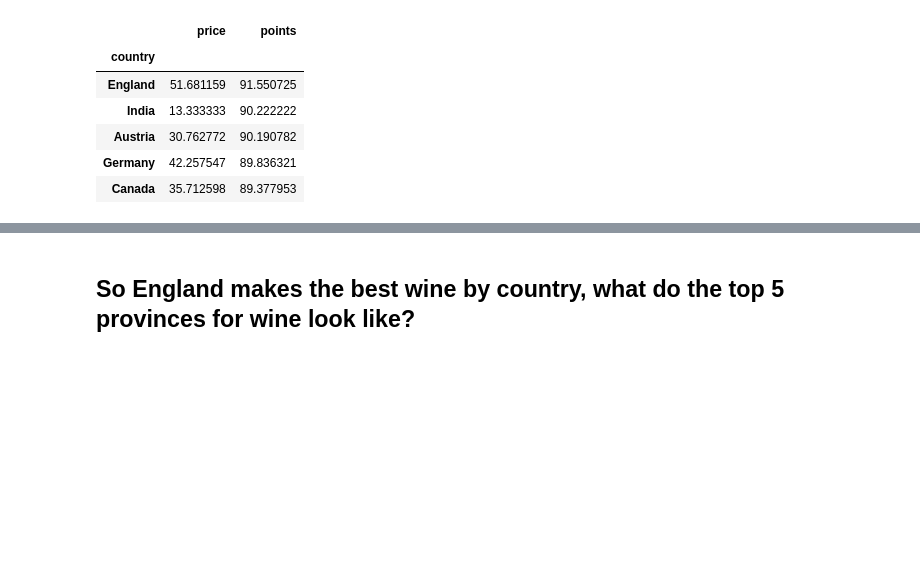
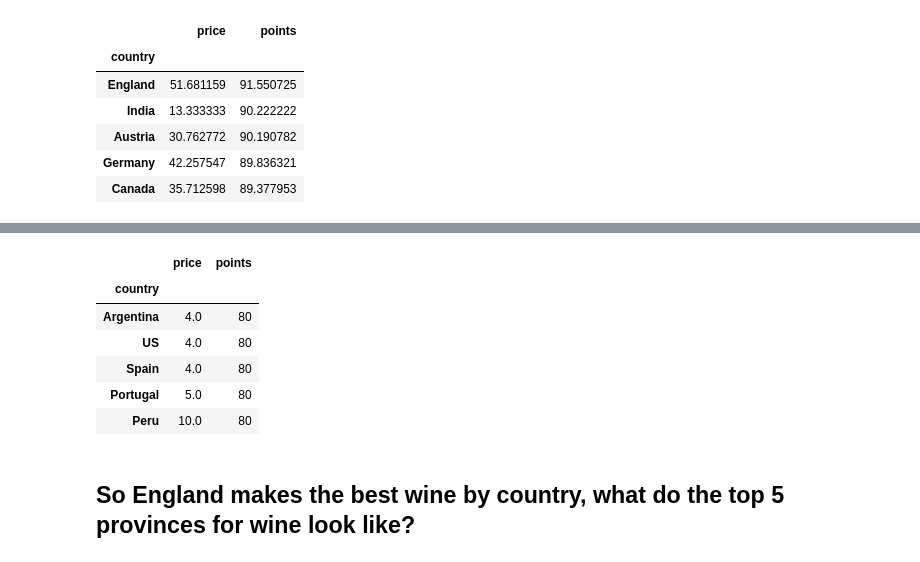
Before and after one commit to Brandon-Nutting/UdacityDataAnalysisProject, a Jupyter notebook: wineInvestigation.ipynb, the cells around one changed output, grey strips where cells are left out. Drawn from its saved outputs; the diff is of its cells as text; code cells hidden in the pictures; blank space fills up the shorter version.

```diff
--- a/wineInvestigation.ipynb
+++ b/wineInvestigation.ipynb
@@ -123,3 +135,16 @@ countryGroup.head()
+# %%
+temp = wine[['country', 'price', 'points']]
+countryGroup = temp.groupby('country').min()
+countryGroup.sort_values(by=['points'], ascending=True, inplace= True)
+countryGroup.head()
+# %% [output]
+|  | price | points |
+| country |  |  |
+| Argentina | 4.0 | 80 |
+| US | 4.0 | 80 |
+| Spain | 4.0 | 80 |
+| Portugal | 5.0 | 80 |
+| Peru | 10.0 | 80 |
 # %% [markdown]
 ## So England makes the best wine by country, what do the top 5 provinces for wine look like?
 # %%
```
Also changed, not shown: parts of 5 cells of this notebook, 2 other files.
